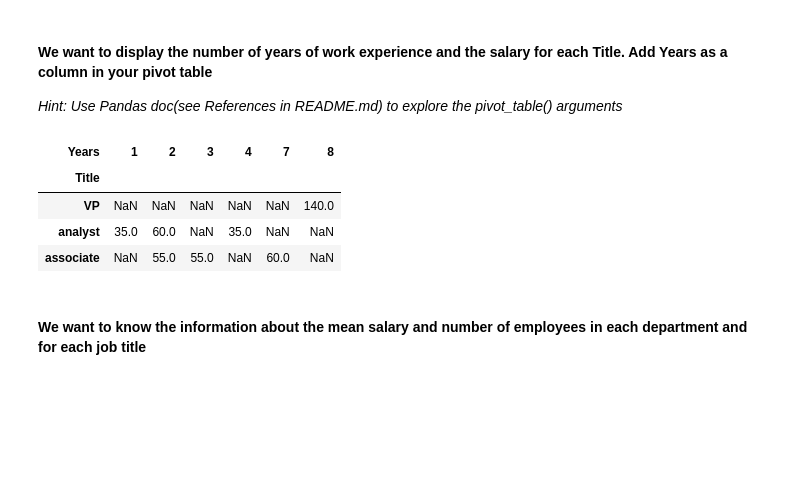
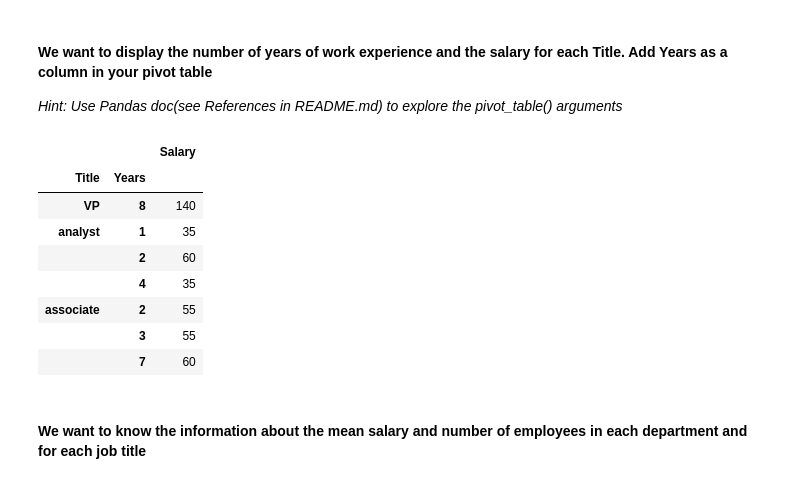
Before and after one commit to Ironhack-Data-Madrid-Octubre-2023/5.1-lab_pivot_table_and_correlation, a Jupyter notebook: your_code/main.ipynb, the cells around one changed output. Saved outputs shown, nothing was run; the diff lists cells and outputs as text; code cells hidden in the pictures; blank space fills up the shorter version.

```diff
--- a/your_code/main.ipynb
+++ b/your_code/main.ipynb
@@ -68,13 +68,17 @@ employee.pivot_table(index=['Department', 'Title'], values='Salary', aggfunc='me
 *Hint: Use Pandas doc(see References in README.md) to explore the pivot_table() arguments*
 # %%
 # your answer here
-employee.pivot_table(index='Title', columns = 'Years', values='Salary', aggfunc='sum')
+employee.pivot_table(index=['Title','Years'], values='Salary', aggfunc='sum')
 # %% [output]
-| Years | 1 | 2 | 3 | 4 | 7 | 8 |
-| Title |  |  |  |  |  |  |
-| VP | NaN | NaN | NaN | NaN | NaN | 140.0 |
-| analyst | 35.0 | 60.0 | NaN | 35.0 | NaN | NaN |
-| associate | NaN | 55.0 | 55.0 | NaN | 60.0 | NaN |
+|  |  | Salary |
+| Title | Years |  |
+| VP | 8 | 140 |
+| analyst | 1 | 35 |
+|  | 2 | 60 |
+|  | 4 | 35 |
+| associate | 2 | 55 |
+|  | 3 | 55 |
+|  | 7 | 60 |
 # %% [markdown]
 #### We want to know the information about the mean salary and number of employees in each department and for each job title
 # %%
```
Also changed, not shown: parts of 2 cells of this notebook.
